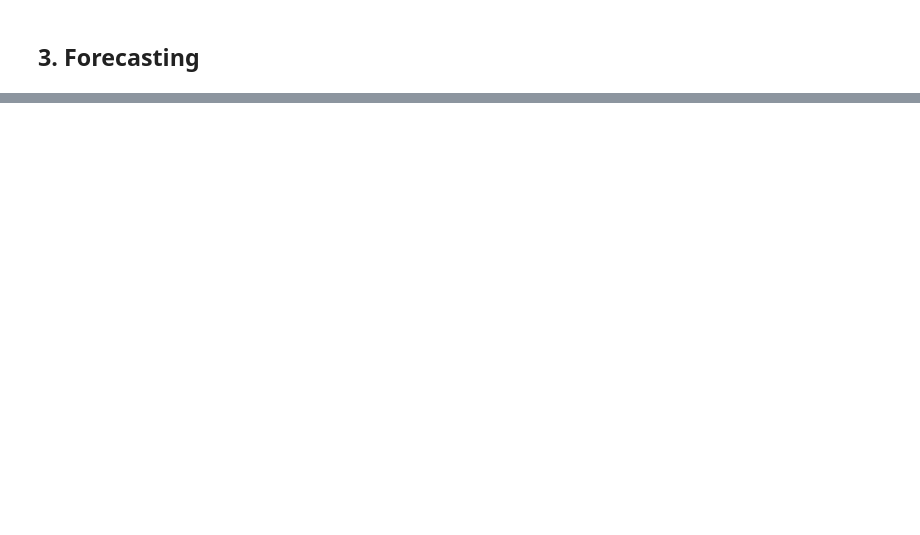
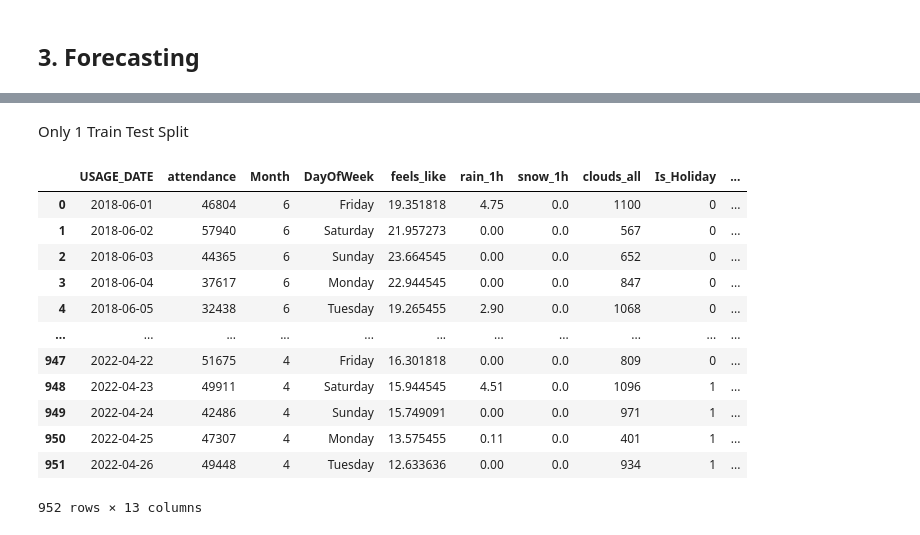
Before and after one commit to CharlesS940/xhec_endless_line, a Jupyter notebook: notebooks/attendance_forecast.ipynb, the cells around one changed output, grey strips where cells are left out. Saved outputs shown, nothing was run; the diff lists cells and outputs as text; code cells hidden in the pictures; blank space fills up the shorter version.

```diff
--- a/notebooks/attendance_forecast.ipynb
+++ b/notebooks/attendance_forecast.ipynb
@@ -887,0 +1069,29 @@ final_results
+# %% [markdown]
+Only 1 Train Test Split
+# %%
+# Get the last 3 months for cross-validation
+last_date = df["USAGE_DATE"].max()
+cv_start_date = last_date - pd.DateOffset(months=3)
+
+# Split into training and CV sets
+X_train = df[df["USAGE_DATE"] <= cv_start_date]
+X_test = df[df["USAGE_DATE"] > cv_start_date]
+
+y_train = df[df["USAGE_DATE"] <= cv_start_date]["attendance"]
+y_test = df[df["USAGE_DATE"] > cv_start_date]["attendance"]
+
+X_train
+# %% [output]
+|  | USAGE_DATE | attendance | Month | DayOfWeek | feels_like | rain_1h | snow_1h | clouds_all | Is_Holiday | ... |
+| 0 | 2018-06-01 | 46804 | 6 | Friday | 19.351818 | 4.75 | 0.0 | 1100 | 0 | ... |
+| 1 | 2018-06-02 | 57940 | 6 | Saturday | 21.957273 | 0.00 | 0.0 | 567 | 0 | ... |
+| 2 | 2018-06-03 | 44365 | 6 | Sunday | 23.664545 | 0.00 | 0.0 | 652 | 0 | ... |
+| 3 | 2018-06-04 | 37617 | 6 | Monday | 22.944545 | 0.00 | 0.0 | 847 | 0 | ... |
+| 4 | 2018-06-05 | 32438 | 6 | Tuesday | 19.265455 | 2.90 | 0.0 | 1068 | 0 | ... |
+| ... | ... | ... | ... | ... | ... | ... | ... | ... | ... | ... |
+| 947 | 2022-04-22 | 51675 | 4 | Friday | 16.301818 | 0.00 | 0.0 | 809 | 0 | ... |
+| 948 | 2022-04-23 | 49911 | 4 | Saturday | 15.944545 | 4.51 | 0.0 | 1096 | 1 | ... |
+| 949 | 2022-04-24 | 42486 | 4 | Sunday | 15.749091 | 0.00 | 0.0 | 971 | 1 | ... |
+| 950 | 2022-04-25 | 47307 | 4 | Monday | 13.575455 | 0.11 | 0.0 | 401 | 1 | ... |
+| 951 | 2022-04-26 | 49448 | 4 | Tuesday | 12.633636 | 0.00 | 0.0 | 934 | 1 | ... |
+952 rows × 13 columns
```
Also changed, not shown: parts of 11 cells of this notebook, 4 other files.
